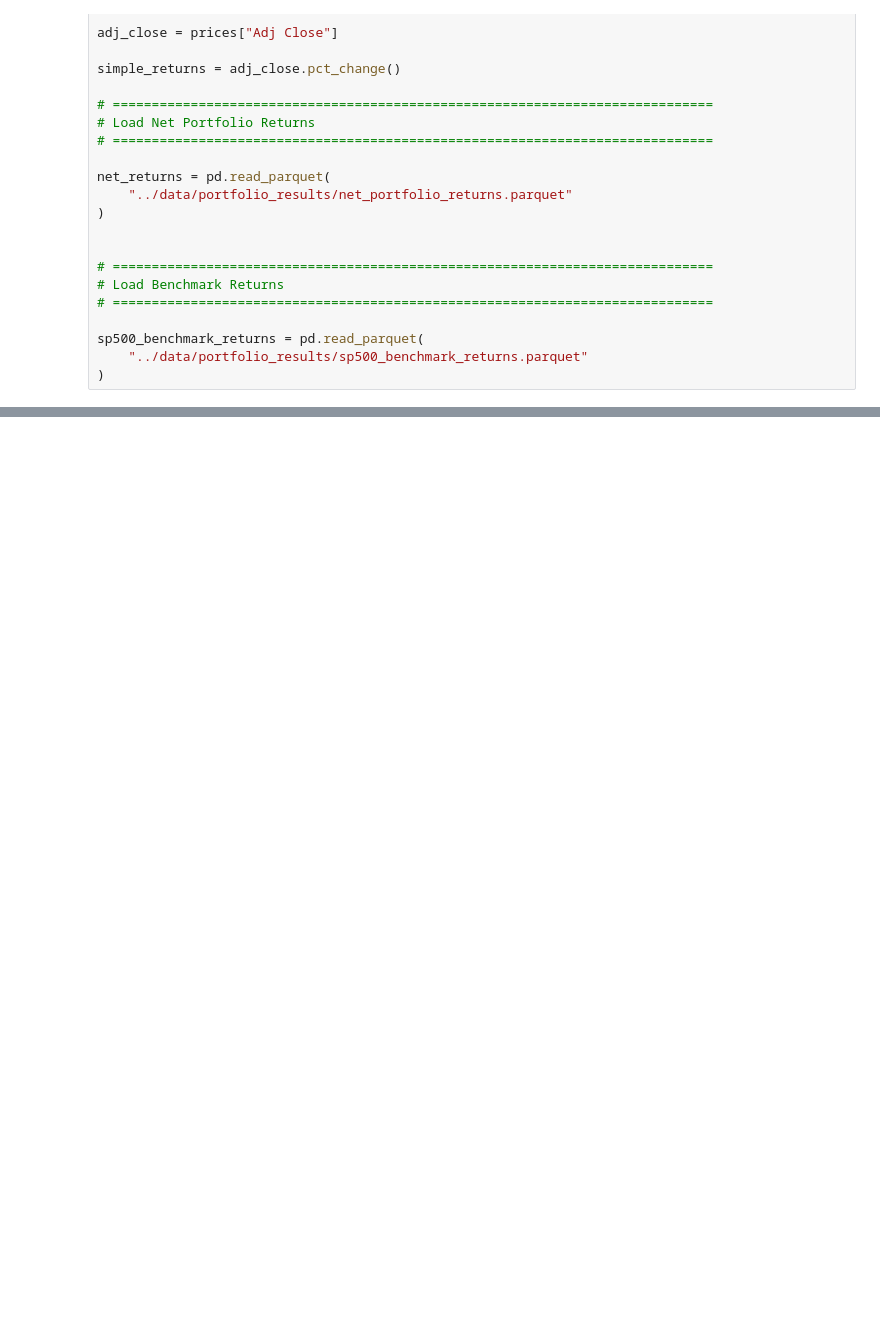
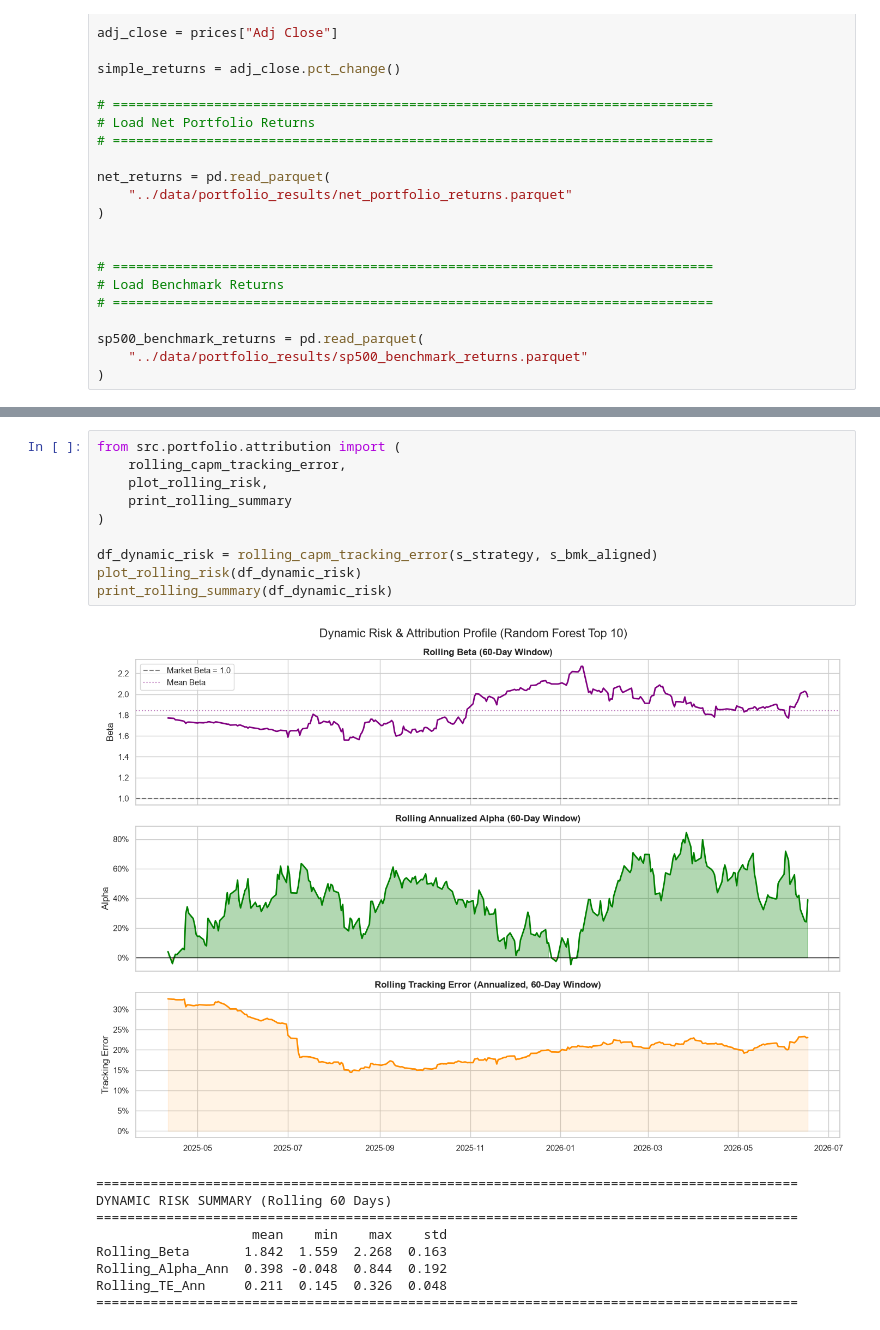
Before and after one commit to PalaciosDaniel/quant-portfolio-project, a Jupyter notebook: notebooks/10_robustness_stress_testing.ipynb, the cells around one changed output, grey strips where cells are left out. Cells and saved outputs as stored; diff of their text form; blank space fills up the shorter version.

```diff
--- a/notebooks/10_robustness_stress_testing.ipynb
+++ b/notebooks/10_robustness_stress_testing.ipynb
@@ -540,0 +933,20 @@ TypeError: unsupported operand type(s) for +: 'float' and 'DatetimeArray'
+# %%
+from src.portfolio.attribution import (
+    rolling_capm_tracking_error,
+    plot_rolling_risk,
+    print_rolling_summary
+)
+
+df_dynamic_risk = rolling_capm_tracking_error(s_strategy, s_bmk_aligned)
+plot_rolling_risk(df_dynamic_risk)
+print_rolling_summary(df_dynamic_risk)
+# %% [output]
+[figure, added]
+==========================================================================================
+DYNAMIC RISK SUMMARY (Rolling 60 Days)
+==========================================================================================
+                    mean    min    max    std
+Rolling_Beta       1.842  1.559  2.268  0.163
+Rolling_Alpha_Ann  0.398 -0.048  0.844  0.192
+Rolling_TE_Ann     0.211  0.145  0.326  0.048
+==========================================================================================
```
Also changed, not shown: parts of 78 cells of this notebook, 11 other files.
